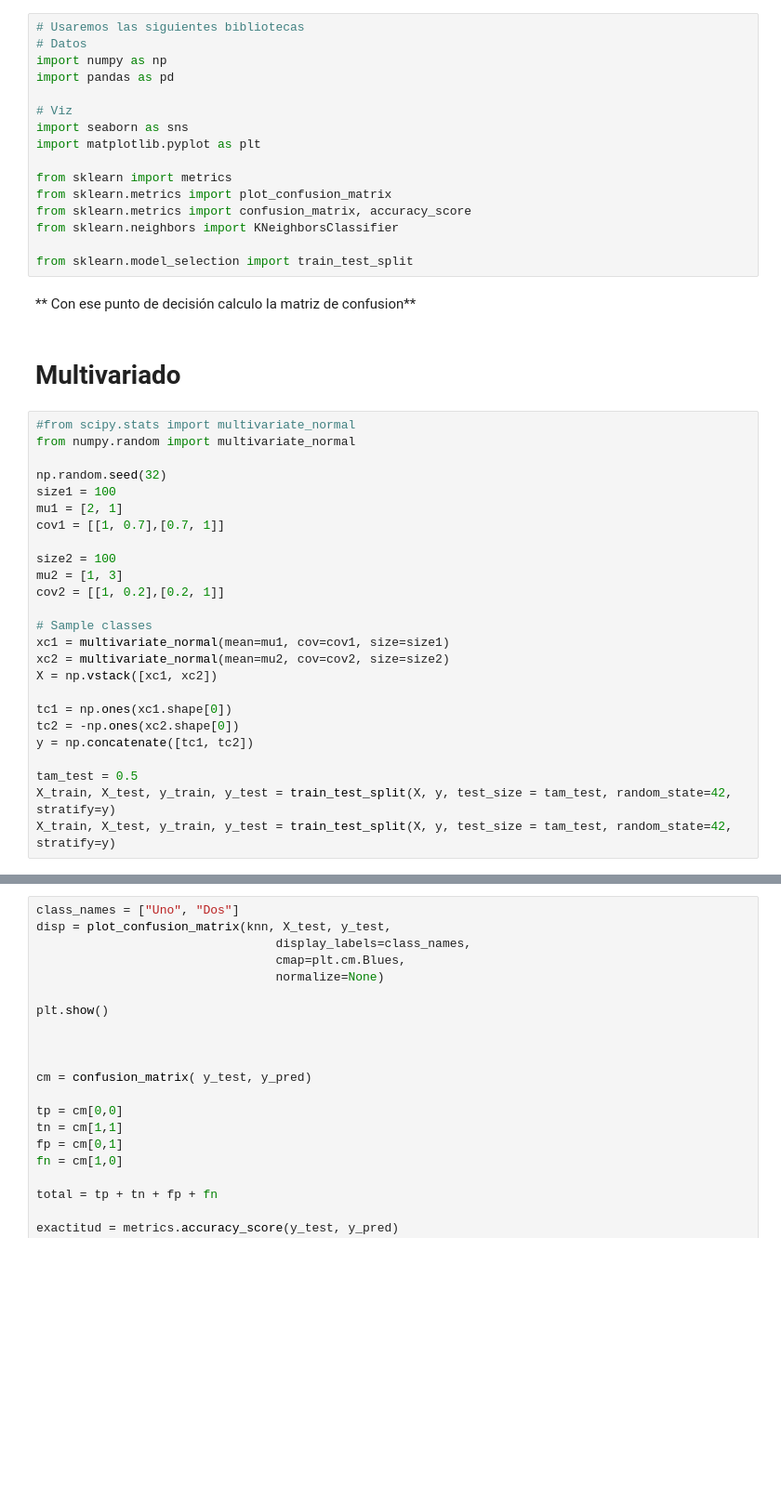
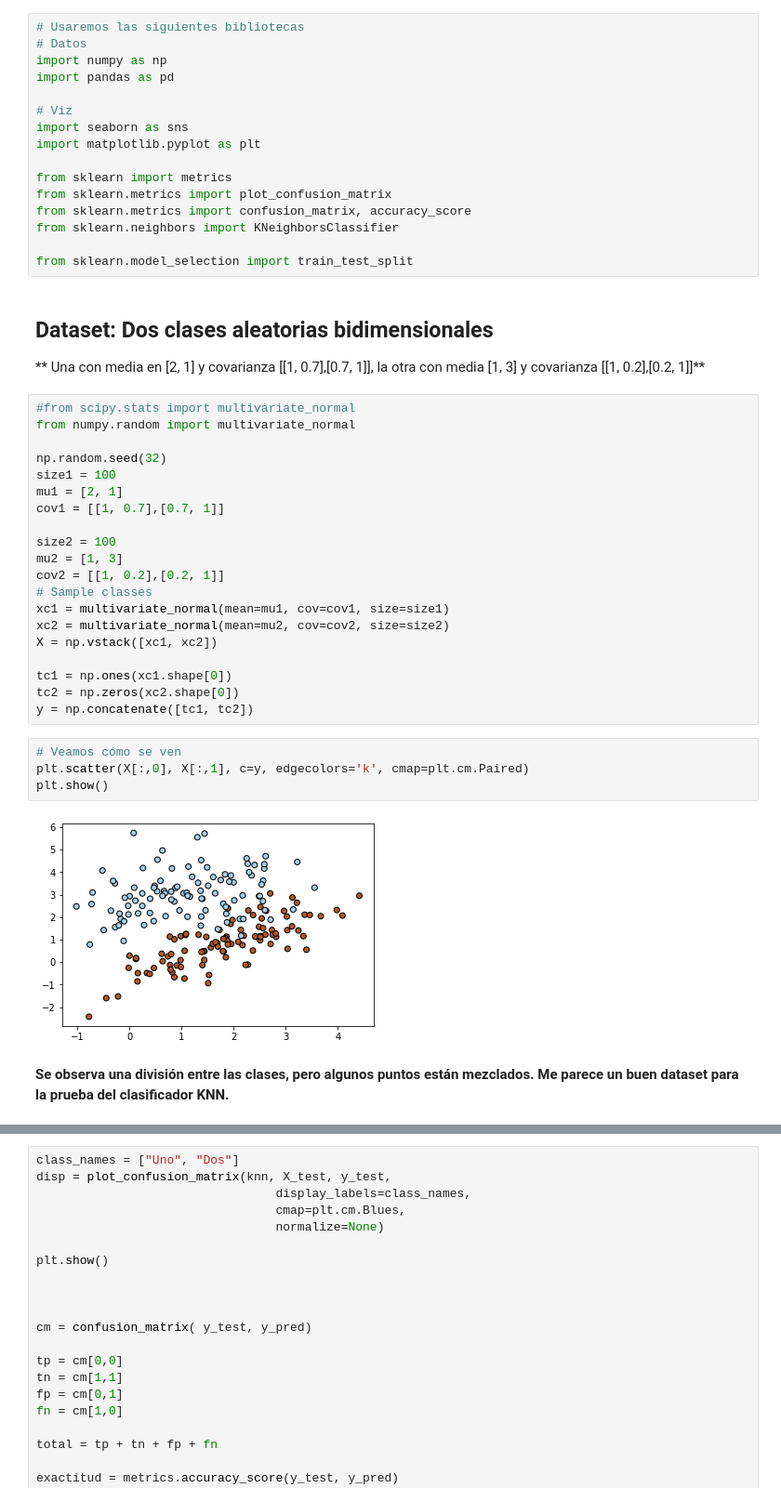
Before and after one commit to prietocanalejom/Aprendizaje_Maquina, a Jupyter notebook: TP3/TP3_Ej1_KNN.ipynb, the cells around one changed output, grey strips where cells are left out. Shown: that part at 93% size. Drawn from its saved outputs; the diff is of its cells as text; blank space fills up the shorter version.

```diff
--- a/TP3/TP3_Ej1_KNN.ipynb
+++ b/TP3/TP3_Ej1_KNN.ipynb
@@ -20,10 +20,10 @@ from sklearn.metrics import confusion_matrix, accuracy_score
 from sklearn.neighbors import KNeighborsClassifier
 
 from sklearn.model_selection import train_test_split
-# %% [markdown]
-** Con ese punto de decisión calculo la matriz de confusion**
-# %% [markdown]
-# Multivariado
+# %% [markdown]
+## Dataset: Dos clases aleatorias bidimensionales
+
+** Una con media en [2, 1] y covarianza [[1, 0.7],[0.7, 1]], la otra con media [1, 3] y covarianza [[1, 0.2],[0.2, 1]]**
 # %%
 #from scipy.stats import multivariate_normal
 from numpy.random import multivariate_normal
@@ -36,16 +36,19 @@ cov1 = [[1, 0.7],[0.7, 1]]
 size2 = 100
 mu2 = [1, 3]
 cov2 = [[1, 0.2],[0.2, 1]]
-
 # Sample classes
 xc1 = multivariate_normal(mean=mu1, cov=cov1, size=size1)
 xc2 = multivariate_normal(mean=mu2, cov=cov2, size=size2)
 X = np.vstack([xc1, xc2])
 
 tc1 = np.ones(xc1.shape[0])
-tc2 = -np.ones(xc2.shape[0])
+tc2 = np.zeros(xc2.shape[0])
 y = np.concatenate([tc1, tc2])
-
-tam_test = 0.5
-X_train, X_test, y_train, y_test = train_test_split(X, y, test_size = tam_test, random_state=42, stratify=y)
-X_train, X_test, y_train, y_test = train_test_split(X, y, test_size = tam_test, random_state=42, stratify=y)
+# %%
+# Veamos cómo se ven
+plt.scatter(X[:,0], X[:,1], c=y, edgecolors='k', cmap=plt.cm.Paired)
+plt.show()
+# %% [output]
+[figure, added]
+# %% [markdown]
+**Se observa una división entre las clases, pero algunos puntos están mezclados. Me parece un buen dataset para la prueba del clasificador KNN.**
```
Also changed, not shown: parts of 21 cells of this notebook, 2 other files.
